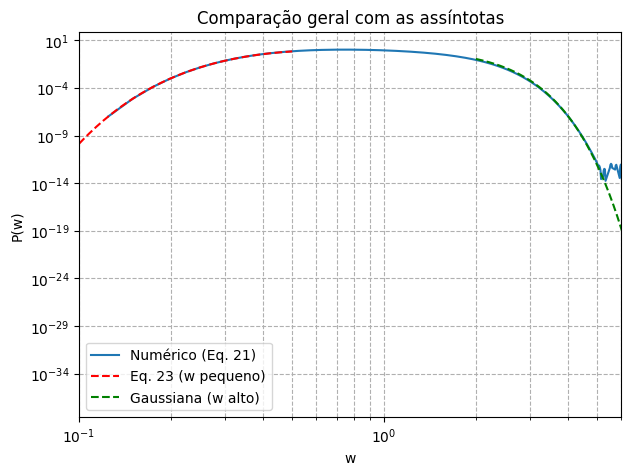
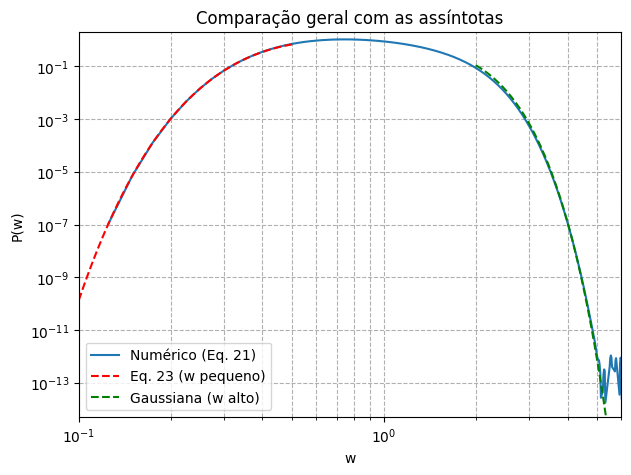
Code edit (unified diff) that turned the first committed figure into the second:
--- before
+++ after
@@ -49,4 +49,5 @@
 plt.loglog(w_teo_high, P_teo_high, 'g--', label='Gaussiana (w alto)')
 plt.xlim(0.1, 6)
+plt.ylim(5E-15, 2)
 plt.xlabel('w')
 plt.ylabel('P(w)')
@@ -54,5 +55,4 @@
 plt.legend()
 plt.grid(True, which='both', linestyle='--')
-
 plt.show()
 

Commit: Criado usando o Colab